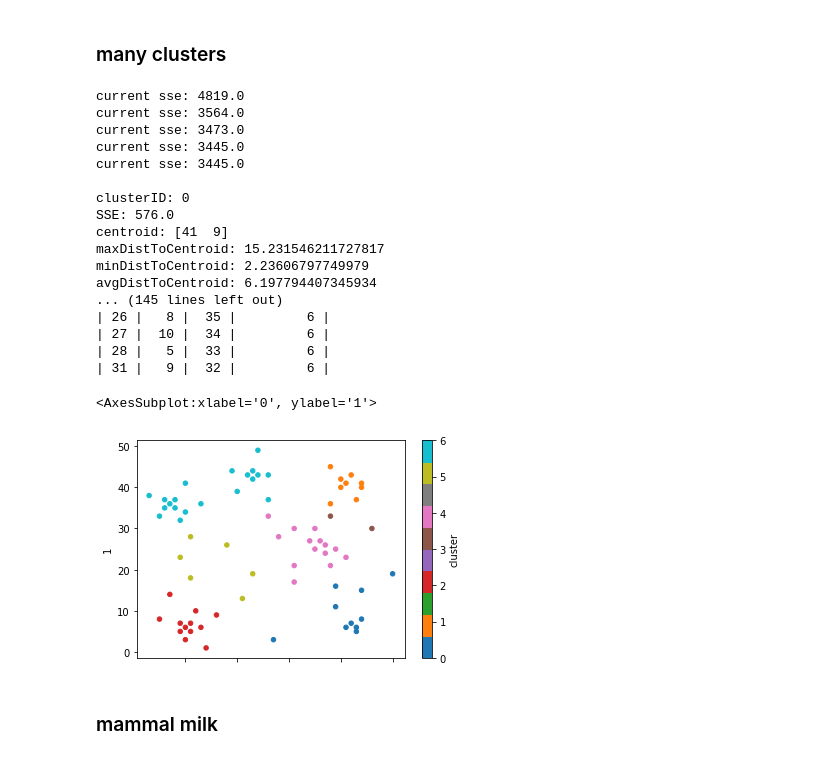
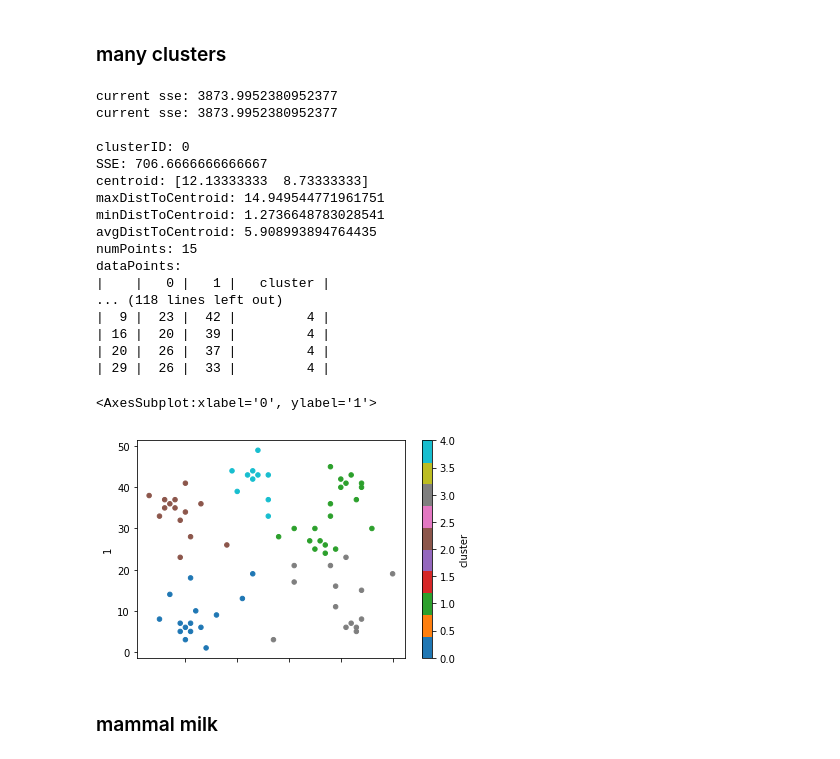
Before and after one commit to taylorbedrosian/Lab04-466-UnsupervisedLearning, a Jupyter notebook: kmeans.ipynb, the cells around one changed output. Drawn from its saved outputs; the diff is of its cells as text; code cells hidden in the pictures.

```diff
--- a/kmeans.ipynb
+++ b/kmeans.ipynb
@@ -346,38 +327,38 @@ numPoints: 6
 # %%
 df_full, restr = readFiles('./data/many_clusters.csv')
 df = restrictdf(df_full, restr)
 
-centroids = initCentroids_max(df, 7, euclideanDist)
+centroids = initCentroids_max(df, 5, euclideanDist)
 # centroids = initCentroids_random(df, 3)
 
 # df, centroids = kmeans_reassign(df, centroids, euclideanDist, 0)
 df, centroids = kmeans_sse(df, centroids, euclideanDist, 10)
 
 clusters = analyzeClusters(df, centroids, euclideanDist)
 
 print()
 printClusterInfo(clusters)
 df.plot.scatter(x=0,y=1,c='cluster', colormap='tab10')
 # %% [output]
-current sse: 4819.0
-current sse: 3564.0
-current sse: 3473.0
-current sse: 3445.0
-current sse: 3445.0
+current sse: 3873.9952380952377
+current sse: 3873.9952380952377
 
 clusterID: 0
-SSE: 576.0
-centroid: [41  9]
-maxDistToCentroid: 15.231546211727817
-minDistToCentroid: 2.23606797749979
-avgDistToCentroid: 6.197794407345934
-... (145 lines left out)
-| 26 |   8 |  35 |         6 |
-| 27 |  10 |  34 |         6 |
-| 28 |   5 |  33 |         6 |
-| 31 |   9 |  32 |         6 |
+SSE: 706.6666666666667
+centroid: [12.13333333  8.73333333]
+maxDistToCentroid: 14.949544771961751
+minDistToCentroid: 1.2736648783028541
+avgDistToCentroid: 5.908993894764435
+numPoints: 15
+dataPoints:
+|    |   0 |   1 |   cluster |
+... (118 lines left out)
+|  9 |  23 |  42 |         4 |
+| 16 |  20 |  39 |         4 |
+| 20 |  26 |  37 |         4 |
+| 29 |  26 |  33 |         4 |
 <AxesSubplot:xlabel='0', ylabel='1'>
-[figure, old version]
+[figure, new version]
 # %% [markdown]
 ### mammal milk
 # %%
```
Also changed, not shown: parts of 2 cells of this notebook, 4 other files.
